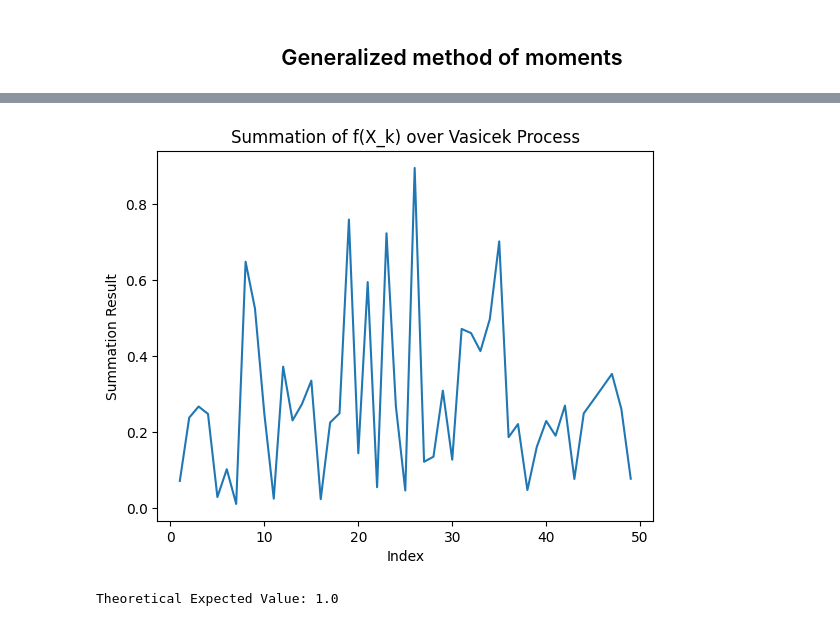
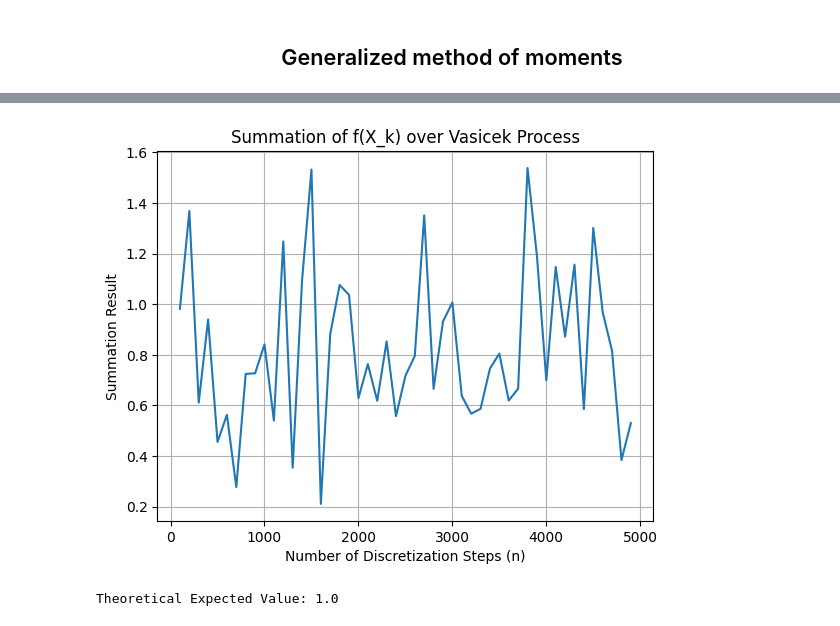
Before and after one commit to Hassen214/Project-IMI, a Jupyter notebook: Code.ipynb, the cells around one changed output, grey strips where cells are left out. Drawn from its saved outputs; the diff is of its cells as text; code cells hidden in the pictures.

```diff
--- a/Code.ipynb
+++ b/Code.ipynb
@@ -45,31 +48,31 @@ class Vasicek:
 
         return trajectories
 # %%
-
+import numpy as np
+import matplotlib.pyplot as plt
 
 # Paramètres du modèle de Vasicek
 kappa = 1  # vitesse de réversion vers la moyenne
 theta = 0  # niveau de la moyenne à long terme
 X0 = 0.05  # valeur initiale
 N = 5  # nombre de trajectoires à générer
-n = 500  # nombre de pas de discrétisation
+n = 5000  # nombre de pas de discrétisation
+T = 5  # durée totale
 
 # Liste des valeurs de sigma
 sigma_values = [0.5, 1, 2, 5]
 
 # Créer un objet de la classe Vasicek et générer les trajectoires pour chaque valeur de sigma
-
-
 for sigma in sigma_values:
     # Créer un objet avec la valeur de sigma courante
     plt.figure(figsize=(12, 8))
     vasicek_process = Vasicek(kappa, theta, sigma)
 
     # Générer les trajectoires
-    trajectories = vasicek_process.generate(X0, N, n)
+    trajectories = vasicek_process.generate(X0, T, N, n)  # Correction: Pass X0, T, N, n
 
     # Affichage des trajectoires générées pour chaque sigma
-    time = np.linspace(0, 1, n)
+    time = np.linspace(0, T, n)
     for i in range(N):
         plt.plot(time, trajectories[i], label=f"Sigma = {sigma}, Trajectoire {i+1}")
 
@@ -87,34 +90,44 @@ for sigma in sigma_values:
 # %%
+import numpy as np
+import matplotlib.pyplot as plt
+
 def calculate_sum(n, f, kappa=1, theta=1, sigma=0.5, X0=0.05):
     """
     Calculate the summation: (1/n) * sum_{k=0}^n f(X_k), where X_k is generated by the Vasicek model.
 
     :param n: Number of steps in the discretization
     :param f: Function to apply to each X_k
     :param kappa: Speed of mean reversion
     :param theta: Long-term mean level
     :param sigma: Volatility
     :param X0: Initial value of the process
     :return: The computed summation
     """
     vasicek_process = Vasicek(kappa, theta, sigma)
+    T = 5  # Time horizon
 
     # Generate one trajectory
-    trajectory = vasicek_process.generate(X0, 1, n)[0]  # Extract the first trajectory
+    trajectories = vasicek_process.generate(X0, T, 1, n)  # One trajectory, n steps
+    trajectory = trajectories[0]  # Take the first trajectory
+
+    # Compute the summation
     return (1 / n) * sum(f(x) for x in trajectory)
-n = 50000
-f = lambda x: x**2  # Function to apply to X_k
 
-X = range(1, 50)  # Range of values for plotting
-Y = [calculate_sum(n, f) for _ in X]  # Compute the result for each value in X
+# Define the function to apply to each X_k
+f = lambda x: x**2  # Example: Square of each value
 
-plt.plot(X, Y)
-plt.xlabel("Index")
+n_values = range(100, 5000, 100)  # Range of n values for testing
+Y = [calculate_sum(n, f) for n in n_values]  # Compute the result for each n
+
+# Plot the results
+plt.plot(n_values, Y)
+plt.xlabel("Number of Discretization Steps (n)")
 plt.ylabel("Summation Result")
 plt.title("Summation of f(X_k) over Vasicek Process")
+plt.grid(True)
 plt.show()
 # %% [output]
-[figure, old version]
+[figure, new version]
 # %%
 import math
 from scipy.special import comb
```
Also changed, not shown: parts of 3 cells of this notebook.
